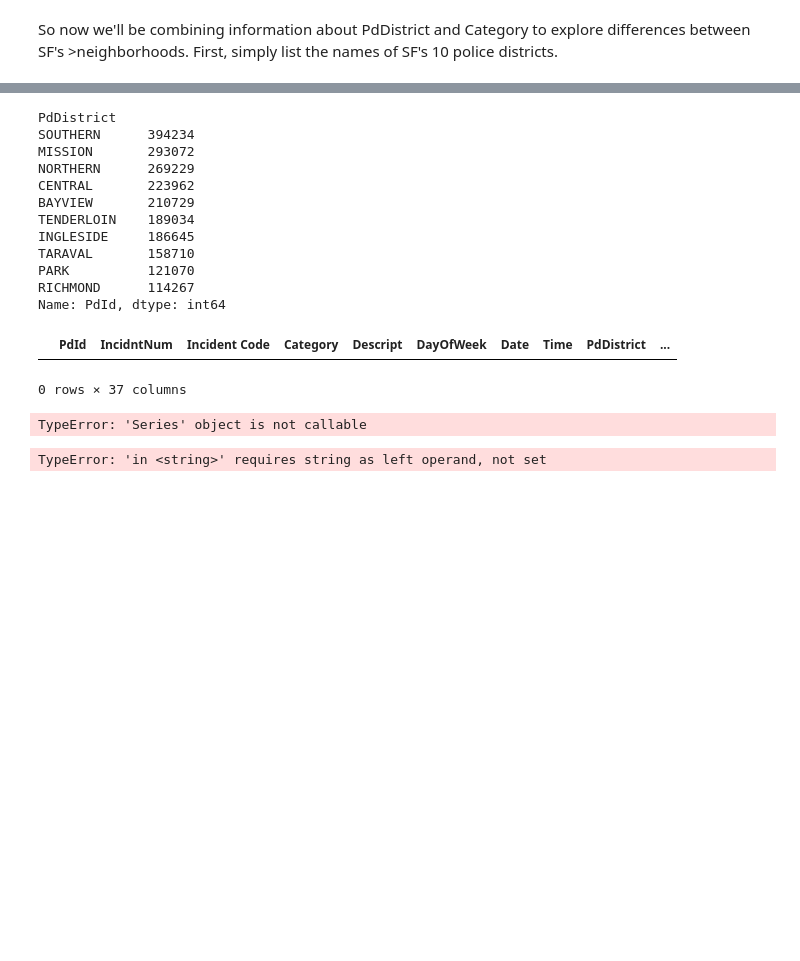
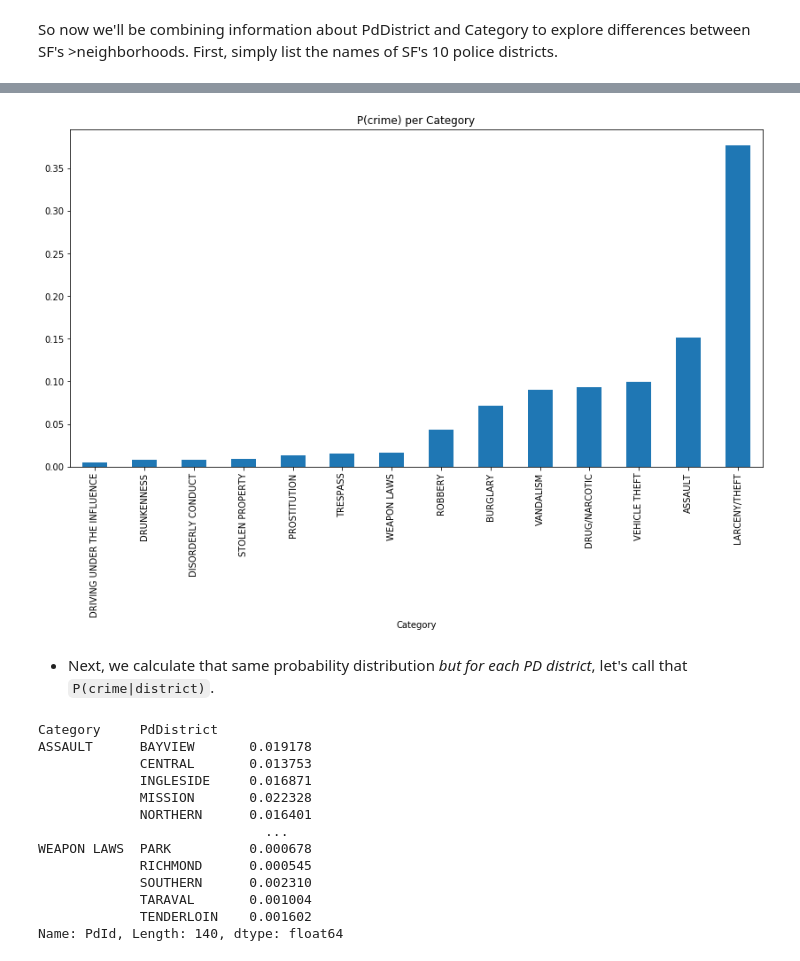
Before and after one commit to AbdulstarKousa/social-data-analysis, a Jupyter notebook: Asterios/Week2_Asterios.ipynb, the cells around one changed output, grey strips where cells are left out. Drawn from its saved outputs; the diff is of its cells as text; code cells hidden in the pictures; blank space fills up the shorter version.

Commit message:
Finished Part 2, Only problem on the last part where I find it difficult to replicate Sune's graphs. I must have computed wrongly the p(crime) and p(crime/district)

```diff
--- a/Asterios/Week2_Asterios.ipynb
+++ b/Asterios/Week2_Asterios.ipynb
@@ -135,0 +157,5 @@ So now we'll be combining information about PdDistrict and Category to explore d
+# %%
+mostFocusCrimes = PDreports[PDreports['Category'].isin(focuscrimes)]
+# mostFocusCrimes.groupby(['PdDistrict', 'Category']).count()['PdId'].filter(like='BAYVIEW').sum()
+
+mostFocusCrimes.groupby('PdDistrict')['PdId'].count().sort_values(ascending=False)
@@ -135,0 +179,3 @@ So now we'll be combining information about PdDistrict and Category to explore d
+# %%
+rows, cols = mostFocusCrimes.shape
+rows
@@ -135,0 +184,5 @@ So now we'll be combining information about PdDistrict and Category to explore d
+# %%
+#finding P(crime)
+pCrime = mostFocusCrimes.groupby('Category')['PdId'].count() / rows
+pCrime = pCrime.sort_values(ascending=True)
+pCrime
@@ -136,30 +208,26 @@ So now we'll be combining information about PdDistrict and Category to explore d
+# %%
+plt.figure(figsize = (14, 7))
+plt.title('P(crime) per Category')
+plt.xlabel('Category')
+pCrime.plot(kind="bar")
+plt.show()
+# %% [output]
+[figure, added]
+# %% [markdown]
+* Next, we calculate that same probability distribution _but for each PD district_, let's call that `P(crime|district)`.
 # %%
-PDreports.groupby('PdDistrict')['PdId'].count().sort_values(ascending=False)
+mostFocusCrimes.groupby(['Category', 'PdDistrict'])['PdId'].count() / rows
 # %% [output]
-PdDistrict
-SOUTHERN      394234
-MISSION       293072
-NORTHERN      269229
-CENTRAL       223962
-BAYVIEW       210729
-TENDERLOIN    189034
-INGLESIDE     186645
-TARAVAL       158710
-PARK          121070
-RICHMOND      114267
-Name: PdId, dtype: int64
+Category     PdDistrict
+ASSAULT      BAYVIEW       0.019178
+             CENTRAL       0.013753
+             INGLESIDE     0.016871
+             MISSION       0.022328
+             NORTHERN      0.016401
+                             ...
+WEAPON LAWS  PARK          0.000678
+             RICHMOND      0.000545
+             SOUTHERN      0.002310
+             TARAVAL       0.001004
+             TENDERLOIN    0.001602
+Name: PdId, Length: 140, dtype: float64
-# %%
-PDreports[PDreports['Category'] == focuscrimes]
-# %% [output]
-|  | PdId | IncidntNum | Incident Code | Category | Descript | DayOfWeek | Date | Time | PdDistrict | ... |
-0 rows × 37 columns
-# %%
-PDreports.groupby('PdDistrict').filter(PDreports['Category'] == focuscrimes, axis=0).count()
-# %% [output]
-TypeError: 'Series' object is not callable
-# %%
-(PDreports.groupby(['PdDistrict', 'Category']).count()
- .filter(like = focuscrimes, axis=0)
-)#.sort_values(ascending=False)
-# %% [output]
-TypeError: 'in <string>' requires string as left operand, not set
```
Also changed, not shown: parts of 17 cells of this notebook.
